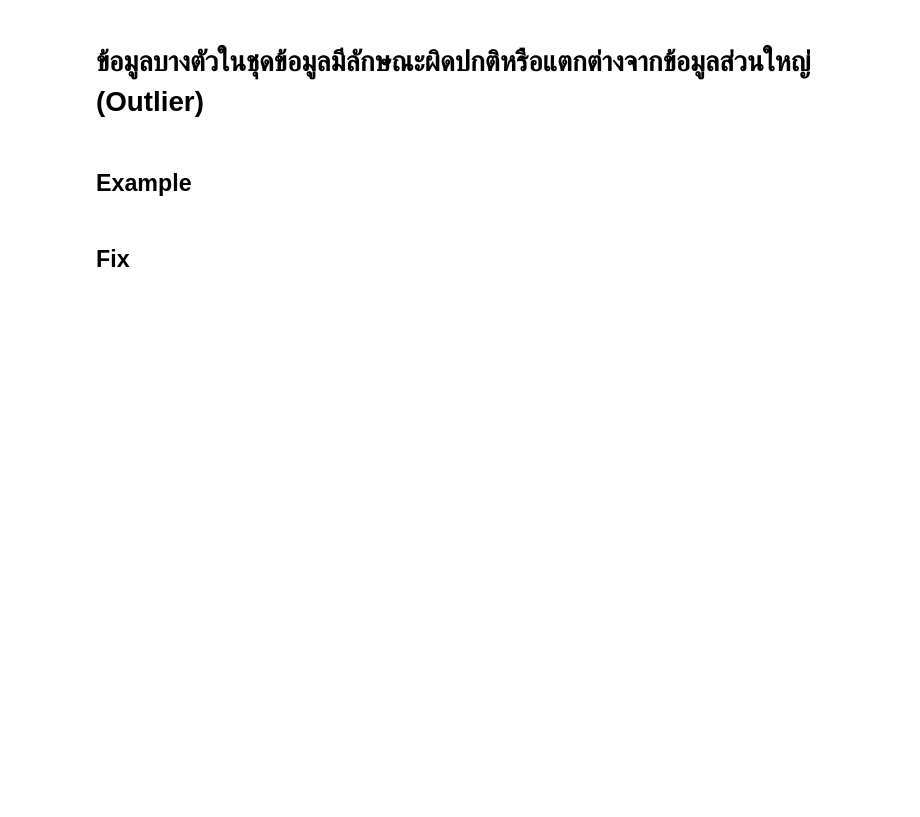
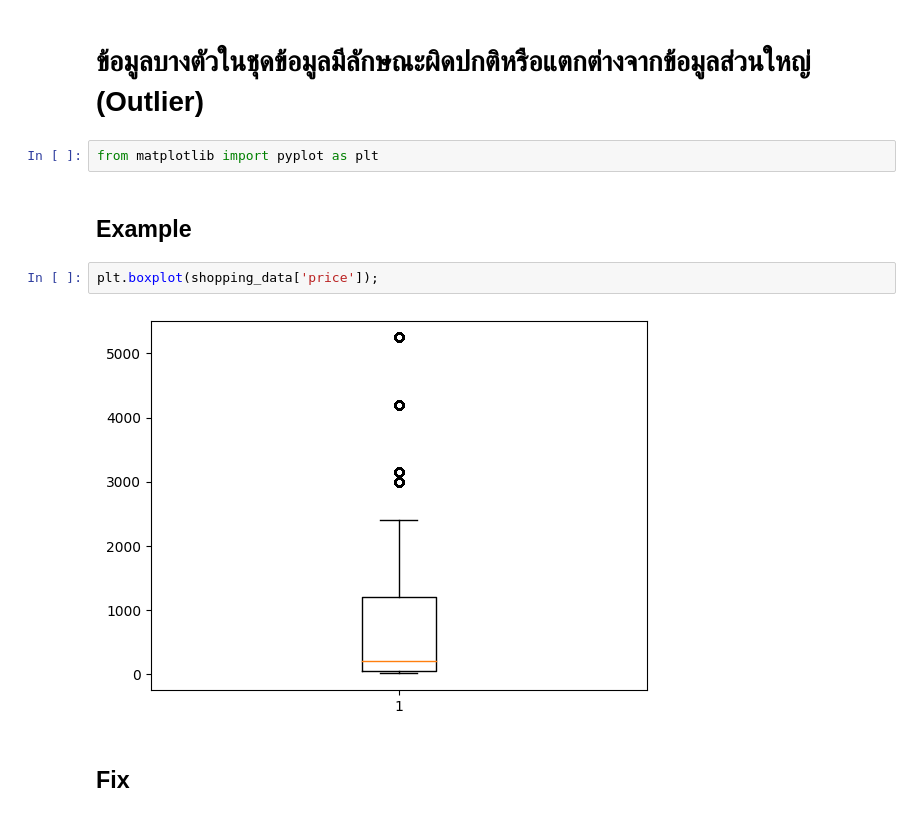
Before and after one commit to kitiluck/BSC_DPDM23, a Jupyter notebook: Data_Preprocessing.ipynb, the cells around one changed output. Drawn from its saved outputs; the diff is of its cells as text; blank space fills up the shorter version.

```diff
--- a/Data_Preprocessing.ipynb
+++ b/Data_Preprocessing.ipynb
@@ -297,6 +374,12 @@ new_shopping_dup[new_shopping_dup.duplicated()]
 # %% [markdown]
 # ข้อมูลบางตัวในชุดข้อมูลมีลักษณะผิดปกติหรือแตกต่างจากข้อมูลส่วนใหญ่ (Outlier)
+# %%
+from matplotlib import pyplot as plt
 # %% [markdown]
 ## Example
+# %%
+plt.boxplot(shopping_data['price']);
+# %% [output]
+[figure, added]
 # %% [markdown]
 ## Fix
```
Also changed, not shown: parts of 16 cells of this notebook.
